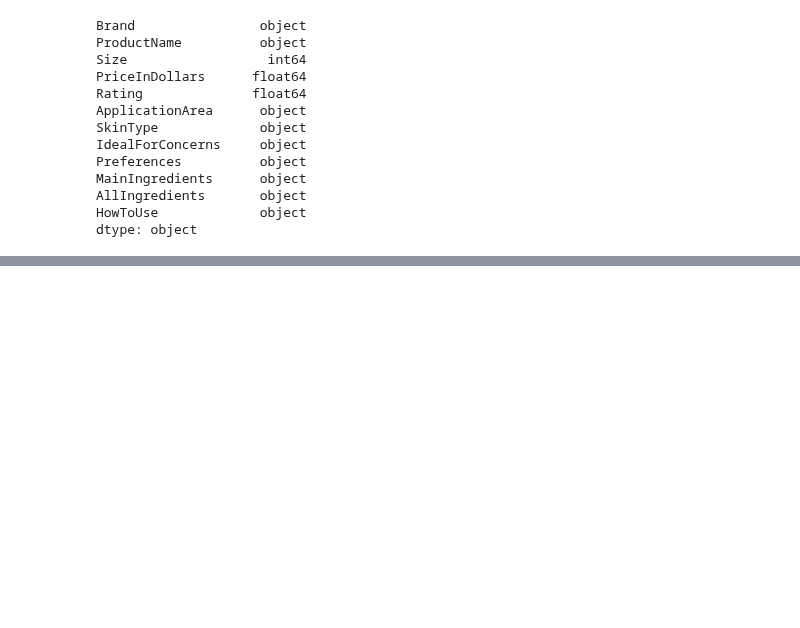
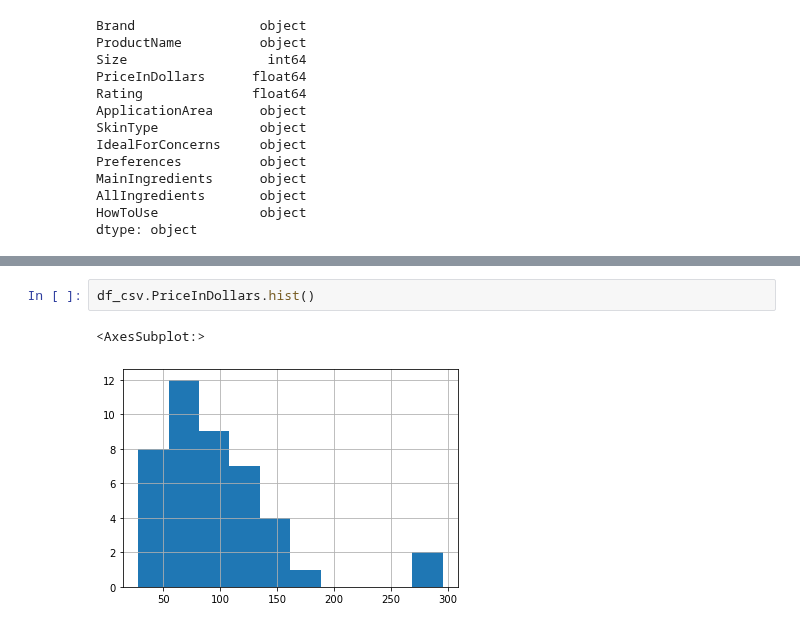
Before and after one commit to meri3/DermstoreSerumsProject, a Jupyter notebook: dermstore-serums-python.ipynb, the cells around one changed output, grey strips where cells are left out. Cells and saved outputs as stored; diff of their text form; blank space fills up the shorter version.

```diff
--- a/dermstore-serums-python.ipynb
+++ b/dermstore-serums-python.ipynb
@@ -85,0 +139,5 @@ dtype: object
+# %%
+df_csv.PriceInDollars.hist()
+# %% [output]
+<AxesSubplot:>
+[figure, added]
```
Also changed, not shown: parts of 7 cells of this notebook.
